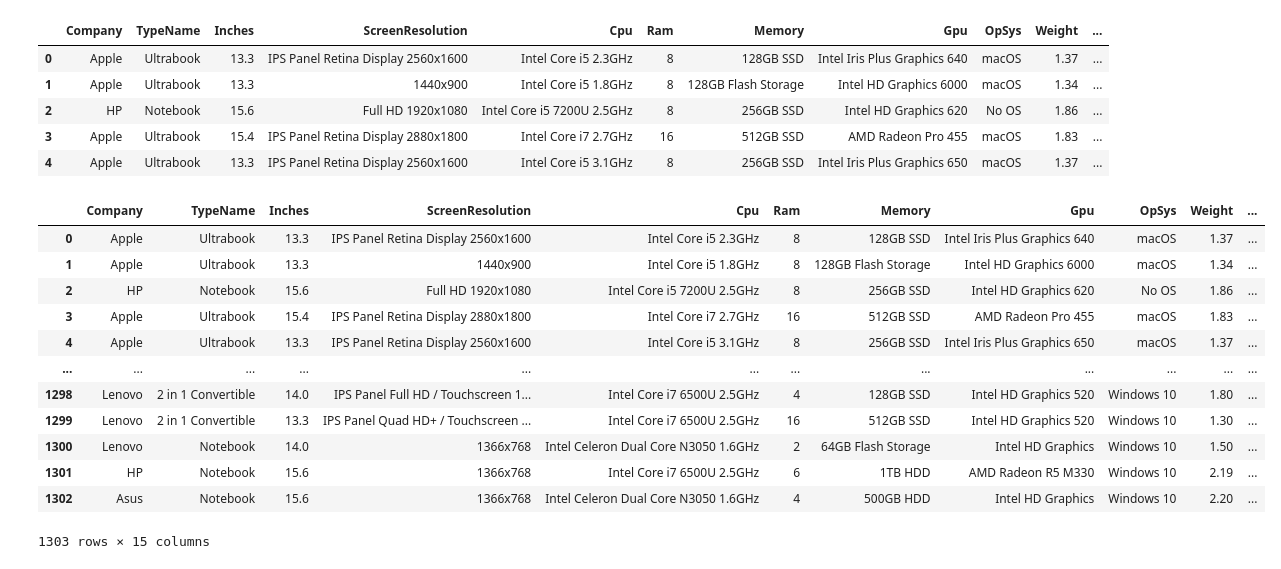
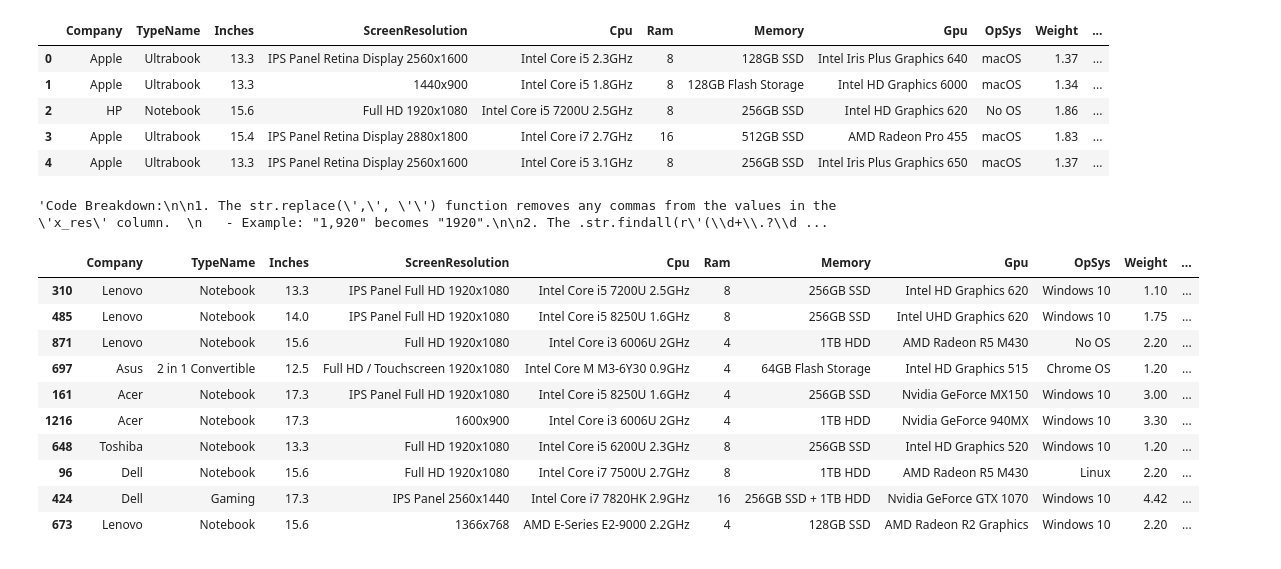
Before and after one commit to roysaikat200/Laptop-Price-Prediction, a Jupyter notebook: Laptop_Price_Prediction_Data_Analysis.ipynb, the cells around one changed output. Saved outputs shown, nothing was run; the diff lists cells and outputs as text; code cells hidden in the pictures.

```diff
--- a/Laptop_Price_Prediction_Data_Analysis.ipynb
+++ b/Laptop_Price_Prediction_Data_Analysis.ipynb
@@ -140,0 +173,7 @@ Name: count, dtype: int64
+# %%
+def is_touchscreen(feature_str):
+    return 1 if 'Touchscreen' in str(feature_str) else 0
+
+df['Touchscreen'] = df['ScreenResolution'].apply(is_touchscreen)
+
+df.sample(5)
@@ -141,2 +187,3 @@ Name: count, dtype: int64
 # %%
-df['Touchscreen'] = df['ScreenResolution'].apply(lambda x: 1 if 'Touchscreen' in x else 0)
+# using lambda funtion
+# df['Touchscreen'] = df['ScreenResolution'].apply(lambda x: 1 if 'Touchscreen' in x else 0)
@@ -163,0 +203,7 @@ sns.barplot(x = df['Touchscreen'], y = df['Price'])
+# %%
+def is_ips(screen_str):
+    return 1 if 'IPS' in str(screen_str) else 0
+
+df['Ips'] = df['ScreenResolution'].apply(is_ips)
+
+df.sample(5)
@@ -164,2 +217,3 @@ sns.barplot(x = df['Touchscreen'], y = df['Price'])
 # %%
-df['Ips'] = df['ScreenResolution'].apply(lambda x: 1 if 'IPS' in x else 0)
+#using lambda function
+# df['Ips'] = df['ScreenResolution'].apply(lambda x: 1 if 'IPS' in x else 0)
@@ -201,18 +262,31 @@ df.head()
 # %%
 df['x_res'] = df['x_res'].str.replace(',' , '').str.findall(r'(\d+\.?\d+)').apply(lambda x: x[0])
+
+"""Code Breakdown:
+
+1. The str.replace(',', '') function removes any commas from the values in the 'x_res' column.
+   - Example: "1,920" becomes "1920".
+
+2. The .str.findall(r'(\d+\.?\d+)') function searches for numbers in the string. It captures both whole numbers and decimal numbers if present.
+   - Example: "1920x1080" becomes ['1920', '1080'].
+
+3. The .apply(lambda x: x[0]) function takes the first number from the list and assigns it to the column.
+   - Example: ['1920', '1080'] → '1920'.
+
+"""
+# %% [output]
+'Code Breakdown:\n\n1. The str.replace(\',\', \'\') function removes any commas from the values in the \'x_res\' column.  \n   - Example: "1,920" becomes "1920".\n\n2. The .str.findall(r\'(\\d+\\.?\\d ...
 # %%
-df
+df.sample(10)
 # %% [output]
 |  | Company | TypeName | Inches | ScreenResolution | Cpu | Ram | Memory | Gpu | OpSys | Weight | ... |
-| 0 | Apple | Ultrabook | 13.3 | IPS Panel Retina Display 2560x1600 | Intel Core i5 2.3GHz | 8 | 128GB SSD | Intel Iris Plus Graphics 640 | macOS | 1.37 | ... |
-| 1 | Apple | Ultrabook | 13.3 | 1440x900 | Intel Core i5 1.8GHz | 8 | 128GB Flash Storage | Intel HD Graphics 6000 | macOS | 1.34 | ... |
-| 2 | HP | Notebook | 15.6 | Full HD 1920x1080 | Intel Core i5 7200U 2.5GHz | 8 | 256GB SSD | Intel HD Graphics 620 | No OS | 1.86 | ... |
-| 3 | Apple | Ultrabook | 15.4 | IPS Panel Retina Display 2880x1800 | Intel Core i7 2.7GHz | 16 | 512GB SSD | AMD Radeon Pro 455 | macOS | 1.83 | ... |
-| 4 | Apple | Ultrabook | 13.3 | IPS Panel Retina Display 2560x1600 | Intel Core i5 3.1GHz | 8 | 256GB SSD | Intel Iris Plus Graphics 650 | macOS | 1.37 | ... |
-| ... | ... | ... | ... | ... | ... | ... | ... | ... | ... | ... | ... |
-| 1298 | Lenovo | 2 in 1 Convertible | 14.0 | IPS Panel Full HD / Touchscreen 1... | Intel Core i7 6500U 2.5GHz | 4 | 128GB SSD | Intel HD Graphics 520 | Windows 10 | 1.80 | ... |
-| 1299 | Lenovo | 2 in 1 Convertible | 13.3 | IPS Panel Quad HD+ / Touchscreen ... | Intel Core i7 6500U 2.5GHz | 16 | 512GB SSD | Intel HD Graphics 520 | Windows 10 | 1.30 | ... |
-| 1300 | Lenovo | Notebook | 14.0 | 1366x768 | Intel Celeron Dual Core N3050 1.6GHz | 2 | 64GB Flash Storage | Intel HD Graphics | Windows 10 | 1.50 | ... |
-| 1301 | HP | Notebook | 15.6 | 1366x768 | Intel Core i7 6500U 2.5GHz | 6 | 1TB HDD | AMD Radeon R5 M330 | Windows 10 | 2.19 | ... |
-| 1302 | Asus | Notebook | 15.6 | 1366x768 | Intel Celeron Dual Core N3050 1.6GHz | 4 | 500GB HDD | Intel HD Graphics | Windows 10 | 2.20 | ... |
+| 310 | Lenovo | Notebook | 13.3 | IPS Panel Full HD 1920x1080 | Intel Core i5 7200U 2.5GHz | 8 | 256GB SSD | Intel HD Graphics 620 | Windows 10 | 1.10 | ... |
+| 485 | Lenovo | Notebook | 14.0 | IPS Panel Full HD 1920x1080 | Intel Core i5 8250U 1.6GHz | 8 | 256GB SSD | Intel UHD Graphics 620 | Windows 10 | 1.75 | ... |
+| 871 | Lenovo | Notebook | 15.6 | Full HD 1920x1080 | Intel Core i3 6006U 2GHz | 4 | 1TB HDD | AMD Radeon R5 M430 | No OS | 2.20 | ... |
+| 697 | Asus | 2 in 1 Convertible | 12.5 | Full HD / Touchscreen 1920x1080 | Intel Core M M3-6Y30 0.9GHz | 4 | 64GB Flash Storage | Intel HD Graphics 515 | Chrome OS | 1.20 | ... |
+| 161 | Acer | Notebook | 17.3 | IPS Panel Full HD 1920x1080 | Intel Core i5 8250U 1.6GHz | 4 | 256GB SSD | Nvidia GeForce MX150 | Windows 10 | 3.00 | ... |
+| 1216 | Acer | Notebook | 17.3 | 1600x900 | Intel Core i3 6006U 2GHz | 4 | 1TB HDD | Nvidia GeForce 940MX | Windows 10 | 3.30 | ... |
+| 648 | Toshiba | Notebook | 13.3 | Full HD 1920x1080 | Intel Core i5 6200U 2.3GHz | 8 | 256GB SSD | Intel HD Graphics 520 | Windows 10 | 1.20 | ... |
+| 96 | Dell | Notebook | 15.6 | Full HD 1920x1080 | Intel Core i7 7500U 2.7GHz | 8 | 1TB HDD | AMD Radeon R5 M430 | Linux | 2.20 | ... |
+| 424 | Dell | Gaming | 17.3 | IPS Panel 2560x1440 | Intel Core i7 7820HK 2.9GHz | 16 | 256GB SSD + 1TB HDD | Nvidia GeForce GTX 1070 | Windows 10 | 4.42 | ... |
+| 673 | Lenovo | Notebook | 15.6 | 1366x768 | AMD E-Series E2-9000 2.2GHz | 4 | 128GB SSD | AMD Radeon R2 Graphics | Windows 10 | 2.20 | ... |
-1303 rows × 15 columns
```
Also changed, not shown: parts of 80 cells of this notebook, 4 other files.
